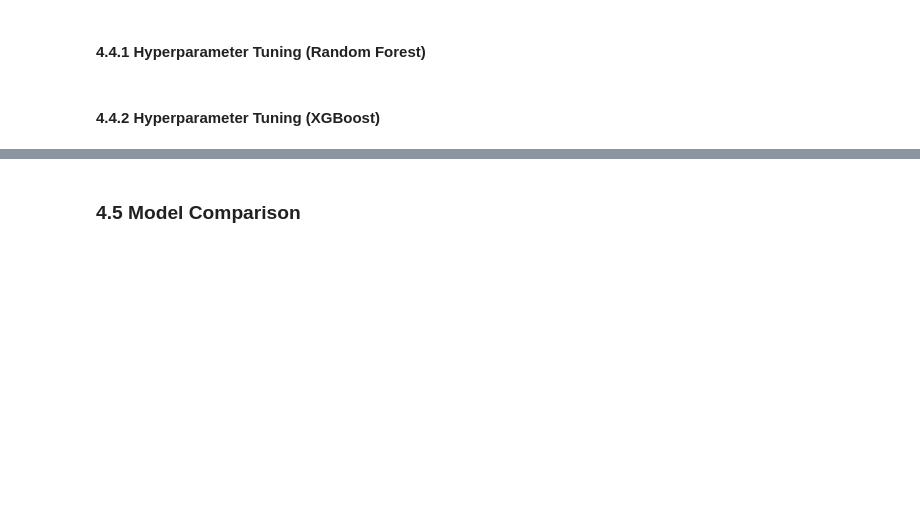
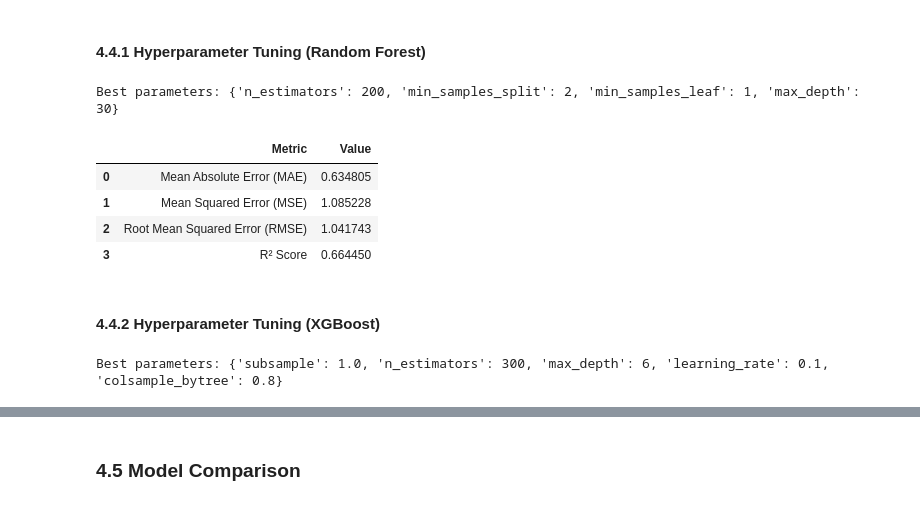
Before and after one commit to Esther-Margaret-Mwangi/Epochs, a Jupyter notebook: notebook/notebook.ipynb, the cells around one changed output, grey strips where cells are left out. Saved outputs shown, nothing was run; the diff lists cells and outputs as text; code cells hidden in the pictures; blank space fills up the shorter version.

```diff
--- a/notebook/notebook.ipynb
+++ b/notebook/notebook.ipynb
@@ -1237,5 +1261,85 @@ xgb_results
 ### 4.4 Model Tuning
 # %% [markdown]
 #### 4.4.1 Hyperparameter Tuning (Random Forest)
+# %%
+from sklearn.model_selection import RandomizedSearchCV
+
+# Defining the parameter grid
+rf_param_grid = {
+    "n_estimators": [100, 200, 300],
+    "max_depth": [10, 20, 30],
+    "min_samples_split": [2, 5, 10],
+    "min_samples_leaf": [1, 2, 4]
+}
+
+# Setting up the randomized search
+rf_grid_search = RandomizedSearchCV(
+    estimator=RandomForestRegressor(random_state=42),
+    param_distributions=rf_param_grid,
+    n_iter=20,
+    cv=5,
+    scoring="neg_mean_squared_error",
+    n_jobs=-1,
+    random_state=42
+)
+
+# Training the model
+rf_grid_search.fit(X_train, y_train)
+
+print("Best parameters:", rf_grid_search.best_params_)
+# %% [output]
+Best parameters: {'n_estimators': 200, 'min_samples_split': 2, 'min_samples_leaf': 1, 'max_depth': 30}
+# %%
+# Predicting crop yield
+rf_tuned_model = rf_grid_search.best_estimator_
+y_pred_rf_tuned = rf_tuned_model.predict(X_test)
+
+# Evaluating the model
+rf_tuned_mae = mean_absolute_error(y_test, y_pred_rf_tuned)
+rf_tuned_mse = mean_squared_error(y_test, y_pred_rf_tuned)
+rf_tuned_rmse = root_mean_squared_error(y_test, y_pred_rf_tuned)
+rf_tuned_r2 = r2_score(y_test, y_pred_rf_tuned)
+
+rf_tuned_results = pd.DataFrame({
+    "Metric": ["Mean Absolute Error (MAE)", "Mean Squared Error (MSE)", "Root Mean Squared Error (RMSE)", "R² Score"],
+    "Value": [rf_tuned_mae, rf_tuned_mse, rf_tuned_rmse, rf_tuned_r2]
+})
+
+rf_tuned_results
+# %% [output]
+|  | Metric | Value |
+| 0 | Mean Absolute Error (MAE) | 0.634805 |
+| 1 | Mean Squared Error (MSE) | 1.085228 |
+| 2 | Root Mean Squared Error (RMSE) | 1.041743 |
+| 3 | R² Score | 0.664450 |
 # %% [markdown]
 #### 4.4.2 Hyperparameter Tuning (XGBoost)
+# %%
+from sklearn.model_selection import RandomizedSearchCV
+
+# Defining the parameter grid
+xgb_param_grid = {
+    "n_estimators": [100, 300],
+    "learning_rate": [0.05, 0.1],
+    "max_depth": [4, 6, 8],
+    "subsample": [0.8, 1.0],
+    "colsample_bytree": [0.8, 1.0]
+}
+
+# Setting up the randomized search
+xgb_grid_search = RandomizedSearchCV(
+    estimator=XGBRegressor(random_state=42),
+    param_distributions=xgb_param_grid,
+    n_iter=20,
+    cv=5,
+    scoring="neg_mean_squared_error",
+    n_jobs=-1,
+    random_state=42
+)
+
+# Training the model
+xgb_grid_search.fit(X_train, y_train)
+
+print("Best parameters:", xgb_grid_search.best_params_)
+# %% [output]
+Best parameters: {'subsample': 1.0, 'n_estimators': 300, 'max_depth': 6, 'learning_rate': 0.1, 'colsample_bytree': 0.8}
```
Also changed, not shown: parts of 10 cells of this notebook.
